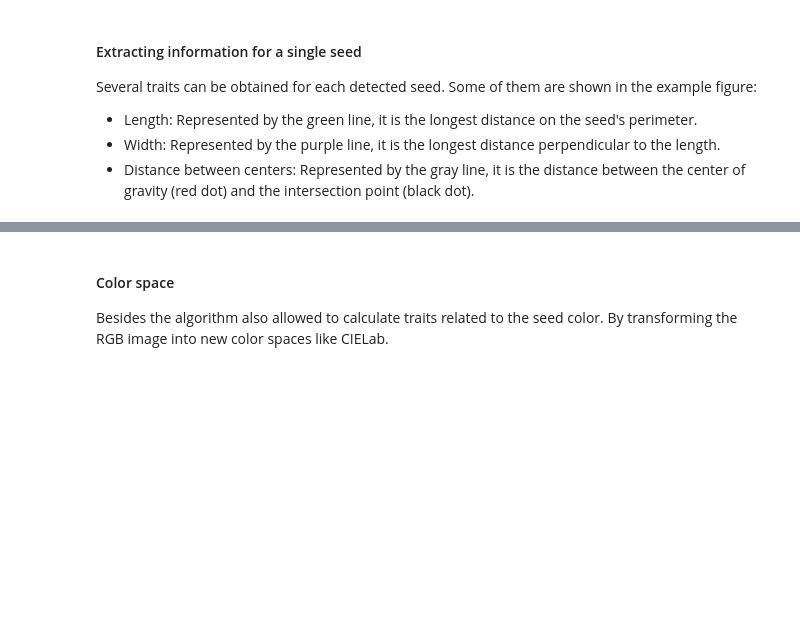
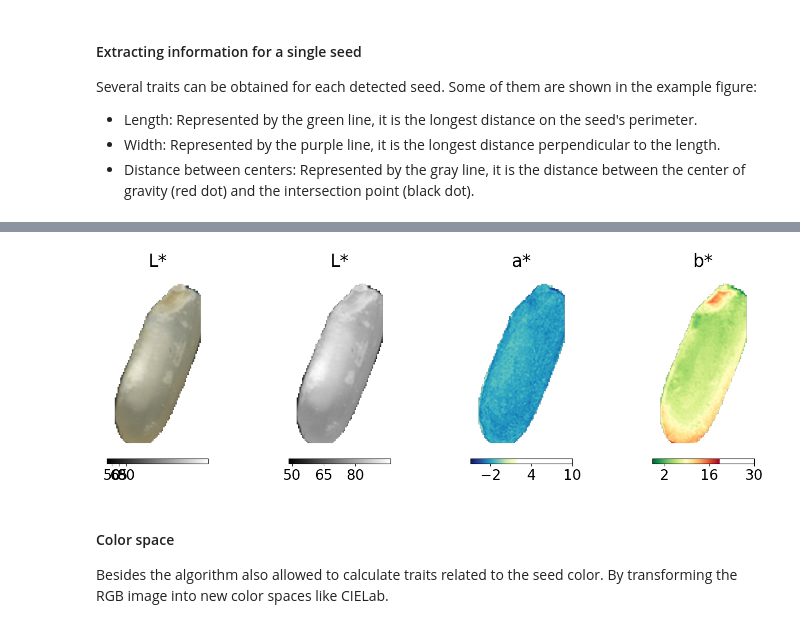
Before and after one commit to anaguilarar/crop-cv, a Jupyter notebook: examples/seeds_detection.ipynb, the cells around one changed output, grey strips where cells are left out. Saved outputs shown, nothing was run; the diff lists cells and outputs as text; code cells hidden in the pictures; blank space fills up the shorter version.

```diff
--- a/examples/seeds_detection.ipynb
+++ b/examples/seeds_detection.ipynb
@@ -144,3 +146,74 @@ seeds_analizer.calculate_seed_morphometrics()
+# %%
+import matplotlib.pyplot as plt
+import numpy as np
+
+# Assuming cielabvalues is your (H, W, 3) numpy array
+cielabvalues = seeds_analizer._seed_colorspace['cielab']
+
+
+rgb_image = np.zeros_like(seeds_analizer._seedrgb)
+rgb_image[seeds_analizer._seedmask != 0] = seeds_analizer._seedrgb[seeds_analizer._seedmask != 0]
+rgb_image[rgb_image == 0] = 255
+rgb_image
+# Extract all three channels
+l_channel = cielabvalues[:, :, 0]
+a_channel = cielabvalues[:, :, 1]
+b_channel = cielabvalues[:, :, 2]
+
+# Mask the background (assuming background pixels are 0 across all channels)
+mask = (l_channel == 0) & (a_channel == 0) & (b_channel == 0)
+l_masked = np.where(mask, np.nan, l_channel)
+a_masked = np.where(mask, np.nan, a_channel)
+b_masked = np.where(mask, np.nan, b_channel)
+
+# Create a figure with 3 subplots in a row
+fig, axes = plt.subplots(1, 4, figsize=(15, 5))
+title_fontsize = 25
+im0 = axes[0].imshow(rgb_image, cmap='gray')
+axes[0].set_title('L*', fontsize=title_fontsize)
+axes[0].axis('off')
+cbar0 = fig.colorbar(im0, ax=axes[0], orientation='horizontal', shrink=0.5, pad=0.01)
+# Set text size to 12
+cbar0.ax.tick_params(labelsize=20)
+# Set exactly 3 ticks (matching the paper's L* scale)
+cbar0.set_ticks([50, 65, 80])
+
+# --- Plot L* (Lightness) ---
+im0 = axes[1].imshow(l_masked, cmap='gray')
+axes[1].set_title('L*', fontsize=title_fontsize)
+axes[1].axis('off')
+cbar0 = fig.colorbar(im0, ax=axes[1], orientation='horizontal', shrink=0.5, pad=0.01)
+# Set text size to 12
+cbar0.ax.tick_params(labelsize=20)
+# Set exactly 3 ticks (matching the paper's L* scale)
+cbar0.set_ticks([50, 65, 80])
+
+# --- Plot a* (Green-Red) ---
+# 'coolwarm' or 'viridis' works well for diverging data like a*
+im1 = axes[2].imshow(a_masked, cmap='YlGnBu_r')
+axes[2].set_title('a*', fontsize=title_fontsize)
+axes[2].axis('off')
+cbar1 = fig.colorbar(im1, ax=axes[2], orientation='horizontal', shrink=0.5, pad=0.01)
+# Set text size to 12
+cbar1.ax.tick_params(labelsize=20)
+# Set exactly 3 ticks (matching the paper's a* scale)
+cbar1.set_ticks([-2.0, 4, 10])
+
+# --- Plot b* (Blue-Yellow) ---
+# 'plasma' or 'YlGnBu' works well for b*
+im2 = axes[3].imshow(b_masked, cmap='RdYlGn_r')
+axes[3].set_title('b*', fontsize=title_fontsize)
+axes[3].axis('off')
+cbar2 = fig.colorbar(im2, ax=axes[3], orientation='horizontal', shrink=0.5, pad=0.01)
+# Set text size to 12
+cbar2.ax.tick_params(labelsize=20)
+# Set exactly 3 ticks (matching the paper's b* scale)
+cbar2.set_ticks([2, 16, 30])
+
+plt.tight_layout()
+plt.show()
+# %% [output]
+[figure, added]
 # %% [markdown]
 #### Color space
 Besides the algorithm also allowed to calculate traits related to the seed color. By transforming the RGB image into new color spaces like CIELab.
```
Also changed, not shown: parts of 6 cells of this notebook.
